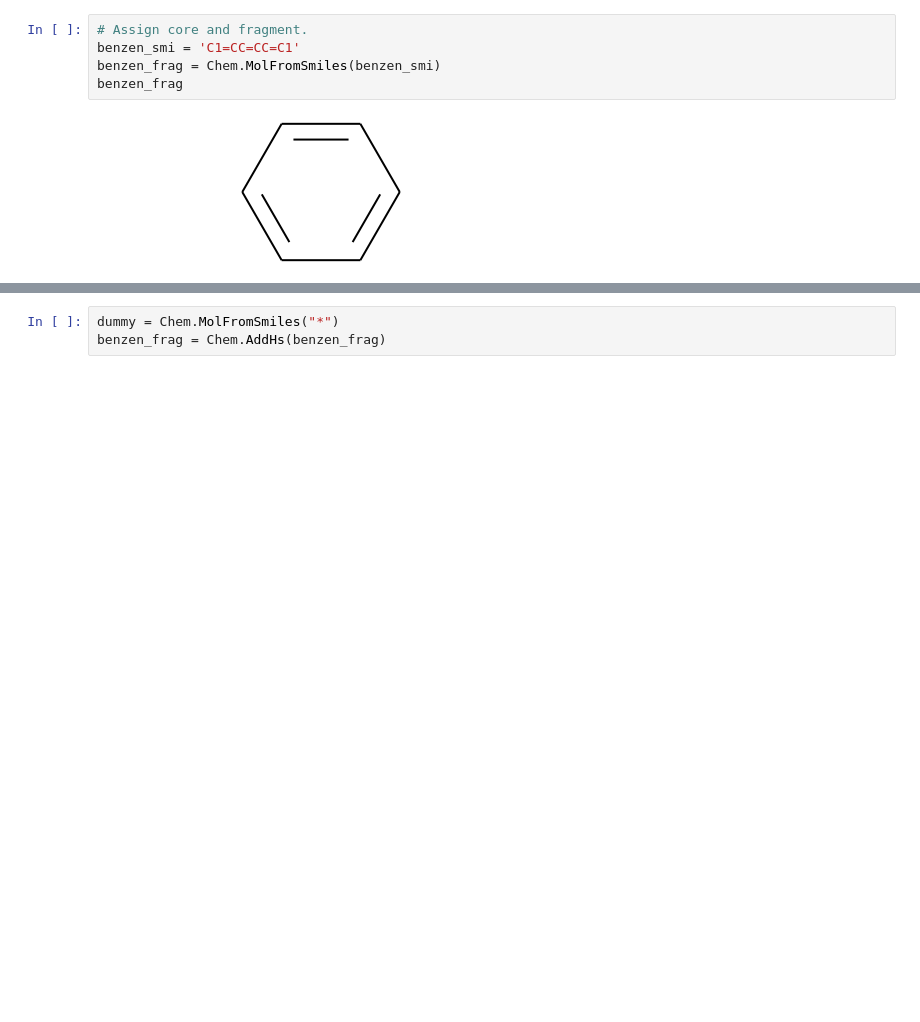
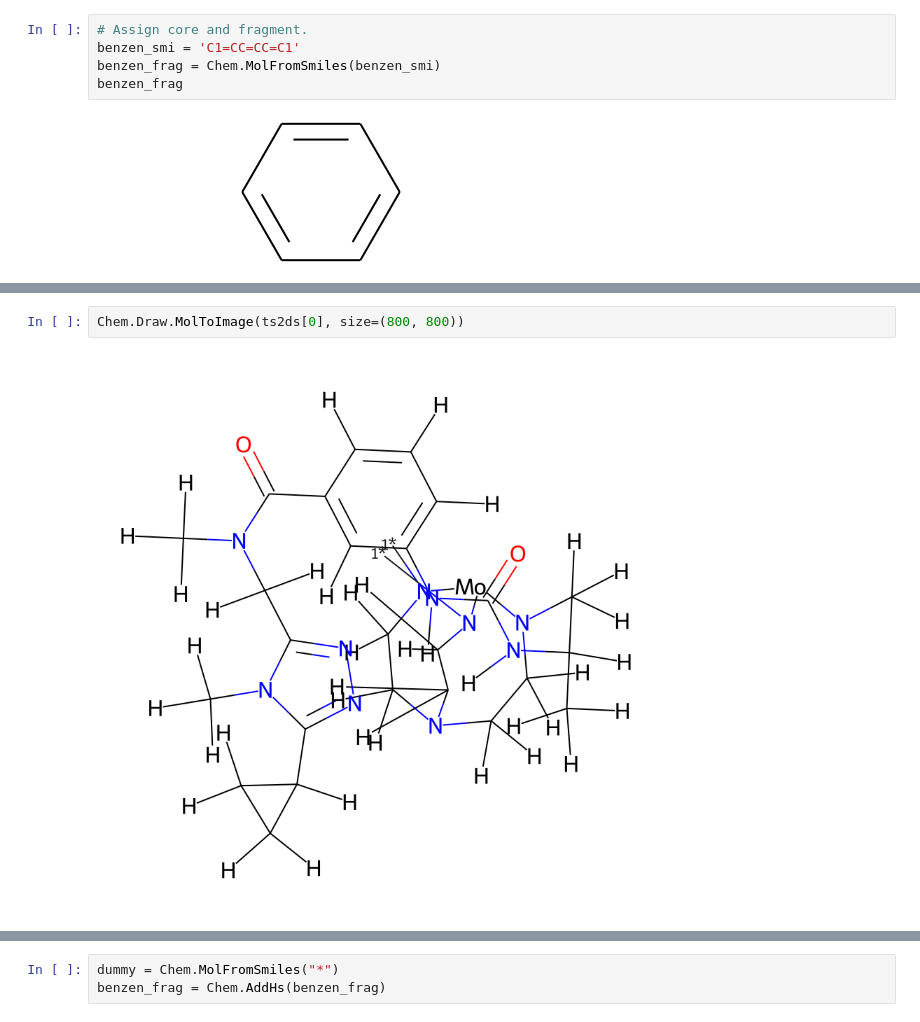
Before and after one commit to Strandgaard96/GB_GA, a Jupyter notebook: notebooks/investigate_amines.ipynb, the cells around one changed output, grey strips where cells are left out. Cells and saved outputs as stored; diff of their text form; blank space fills up the shorter version.

```diff
--- a/notebooks/investigate_amines.ipynb
+++ b/notebooks/investigate_amines.ipynb
@@ -204,0 +229,4 @@ benzen_frag
+# %%
+Chem.Draw.MolToImage(ts2ds[0], size=(800, 800))
+# %% [output]
+[figure, added]
```
Also changed, not shown: parts of 22 cells of this notebook, 27 other files.
